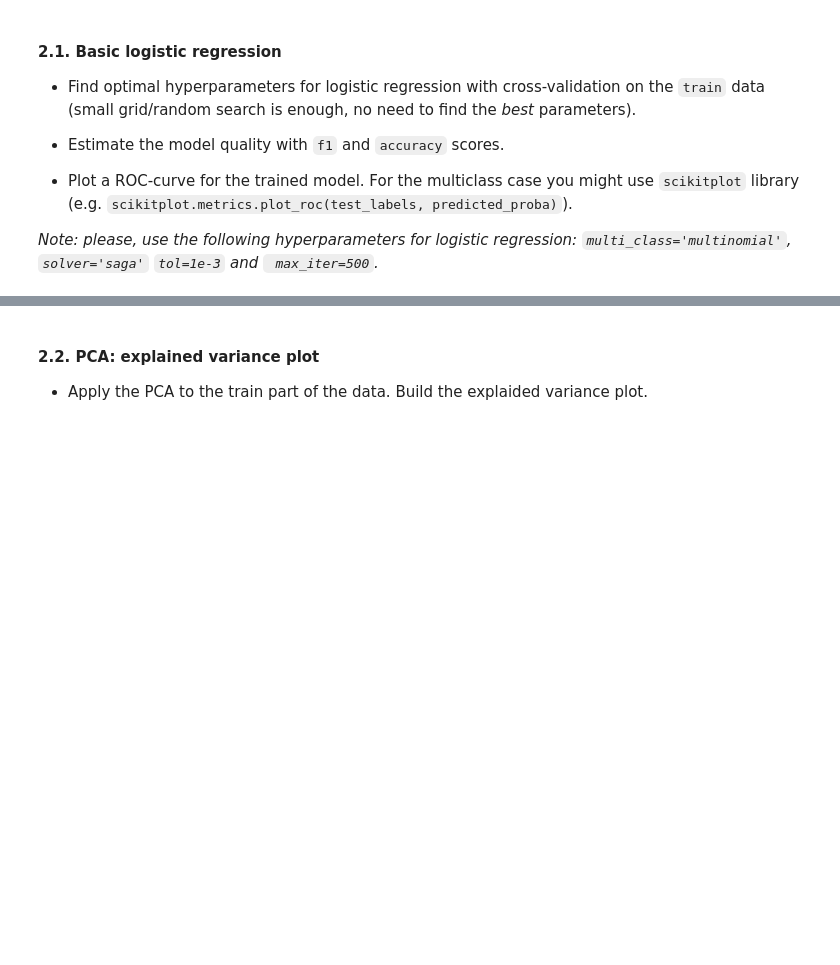
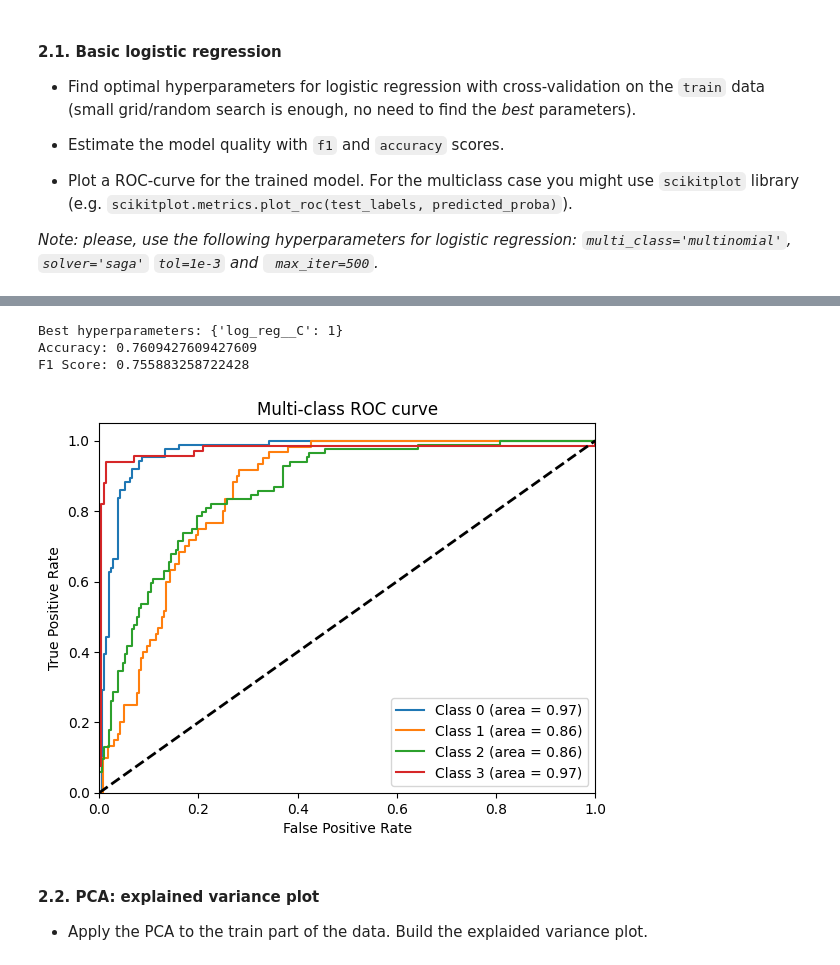
Before and after one commit to brayandm/master-machine-learning-homeworks, a Jupyter notebook: lab01_ml_pipeline/lab01_part2_ml_pipeline.ipynb, the cells around one changed output, grey strips where cells are left out. Drawn from its saved outputs; the diff is of its cells as text; code cells hidden in the pictures; blank space fills up the shorter version.

```diff
--- a/lab01_ml_pipeline/lab01_part2_ml_pipeline.ipynb
+++ b/lab01_ml_pipeline/lab01_part2_ml_pipeline.ipynb
@@ -118,16 +153,18 @@ Here you are supposed to perform the desired transformations. Please, explain yo
 from sklearn.preprocessing import StandardScaler
 from sklearn.pipeline import Pipeline
 
-# The data is scaled to have a mean of 0 and a variance of 1 so
-# that the model can converge faster.
-# Because we dont have null values in our dataset and all are
+# 1 - We will delete the features that are highly correlated to each other
+
+# 2 - The data is scaled to have a mean of 0 and a variance of 1 so
+# models can converge faster and have better results.
+
+# 3 - Because we dont have null values in our dataset and all are
 # numerical features we dont need to do nothing else.
-pipeline = Pipeline([
+
+dataPipeline = Pipeline([
+    ('correlated_features', RemoveCorrelatedFeatures()),
     ('scaler', StandardScaler()),
 ])
-
-X_train_transformed = pipeline.fit_transform(X_train)
-X_test_transformed = pipeline.transform(X_test)
 # %% [markdown]
 #### 2.1. Basic logistic regression
 * Find optimal hyperparameters for logistic regression with cross-validation on the `train` data (small grid/random search is enough, no need to find the *best* parameters).
@@ -199,3 +207,43 @@ F1 Score: 0.791546492175423
+# %%
+### YOUR CODE HERE
+
+from sklearn.linear_model import LogisticRegression
+from sklearn.model_selection import  GridSearchCV
+from sklearn.metrics import accuracy_score, f1_score, roc_curve, auc
+from sklearn.preprocessing import label_binarize
+import matplotlib.pyplot as plt
+import numpy as np
+
+log_reg_pipeline = Pipeline([
+    ('preprocessing', dataPipeline),
+    ('log_reg', LogisticRegression(multi_class='multinomial', solver='saga', tol=1e-3, max_iter=500))
+])
+
+param_grid = {
+    'log_reg__C': [0.01, 0.1, 1, 10, 100, 1000]  # Regularization strength
+}
+
+grid_search = GridSearchCV(log_reg_pipeline, param_grid, cv=5, scoring='accuracy')
+
+grid_search.fit(X_train, y_train)
+
+print("Best hyperparameters:", grid_search.best_params_)
+
+y_pred = grid_search.predict(X_test)
+y_pred_proba = grid_search.predict_proba(X_test)
+
+accuracy = accuracy_score(y_test, y_pred)
+f1 = f1_score(y_test, y_pred, average='weighted')
+
+print(f"Accuracy: {accuracy}")
+print(f"F1 Score: {f1}")
+
+plot_multiclass_roc(y_test, y_pred_proba)
+# %% [output]
+Best hyperparameters: {'log_reg__C': 1}
+Accuracy: 0.7609427609427609
+F1 Score: 0.755883258722428
+[figure, added]
 # %%
 # You might use this command to install scikit-plot.
 # Warning, if you a running locally, don't call pip from within jupyter, call it from terminal in the corresponding
```
Also changed, not shown: parts of 6 cells of this notebook.
